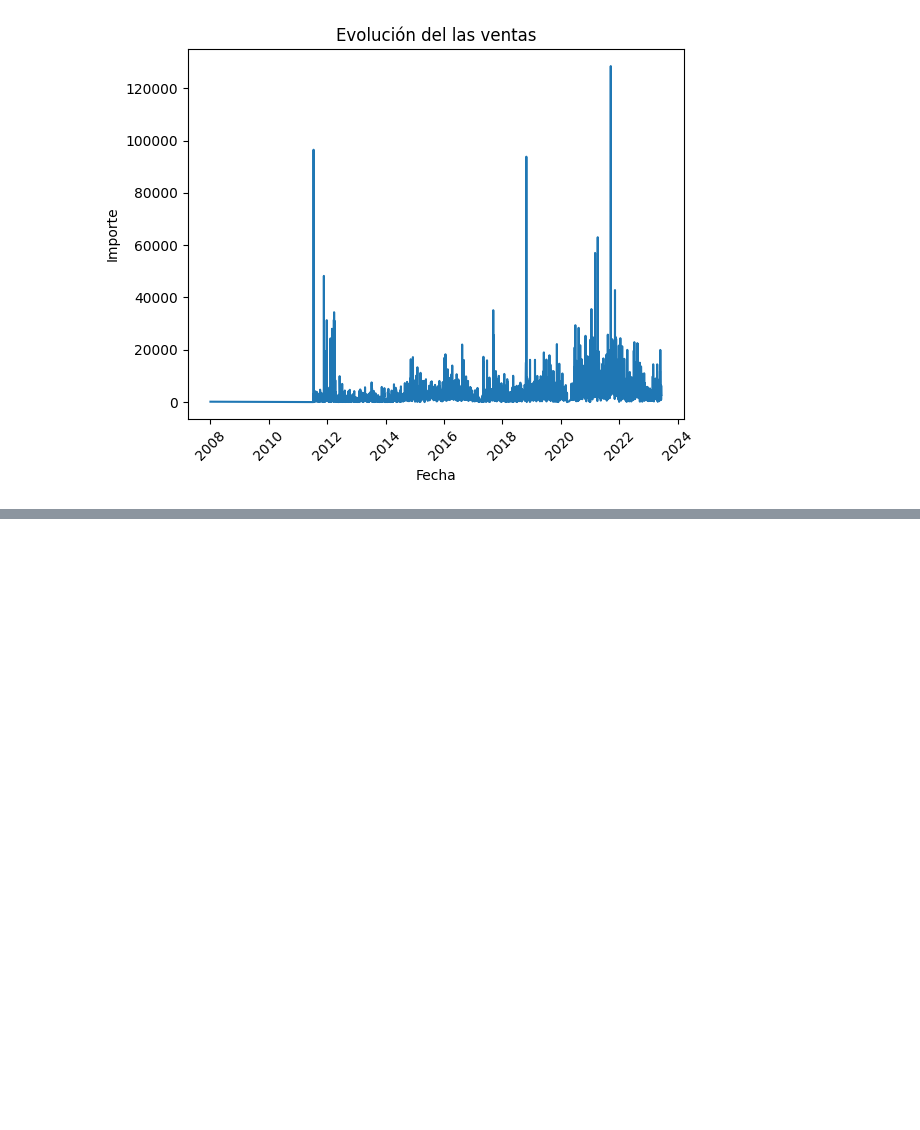
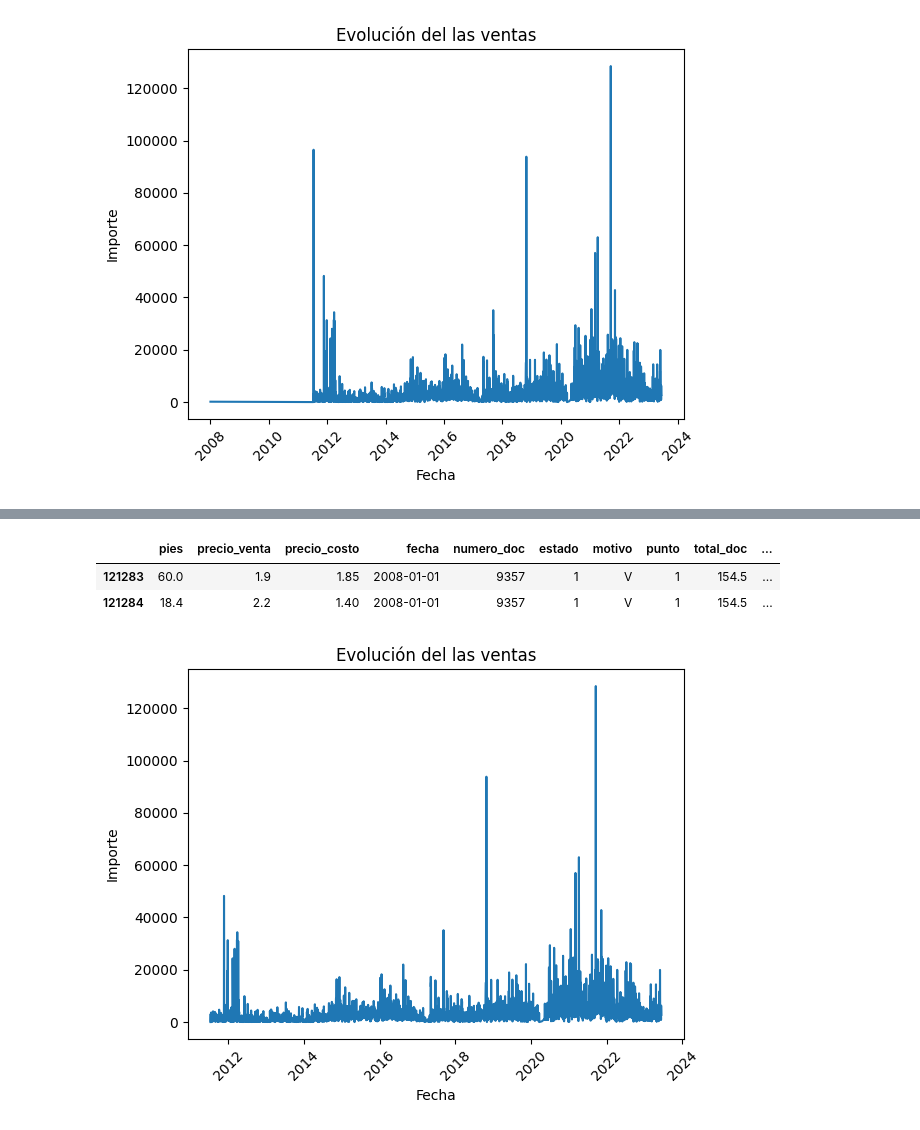
Before and after one commit to davidsosaolea/EDA_aserradero, a Jupyter notebook: Notebook.ipynb, the cells around one changed output, grey strips where cells are left out. Drawn from its saved outputs; the diff is of its cells as text; code cells hidden in the pictures; blank space fills up the shorter version.

```diff
--- a/Notebook.ipynb
+++ b/Notebook.ipynb
@@ -98,0 +109,32 @@ df1 = df1[~df1['numero_doc'].isin(valores_a_eliminar)]
+# %%
+filtro_fecha = df1['fecha'] == '2008-01-01'
+df_filtrado = df1[filtro_fecha]
+df_filtrado
+# %% [output]
+|  | pies | precio_venta | precio_costo | fecha | numero_doc | estado | motivo | punto | total_doc | ... |
+| 121283 | 60.0 | 1.9 | 1.85 | 2008-01-01 | 9357 | 1 | V | 1 | 154.5 | ... |
+| 121284 | 18.4 | 2.2 | 1.40 | 2008-01-01 | 9357 | 1 | V | 1 | 154.5 | ... |
+# %%
+# Los eliminamos porque el registro inicia el 2011, son datos basura
+df1 = df1.drop([121283, 121284]).reset_index(drop=True)
+# %%
+# Calcular el importe por fecha
+df_suma_importe = df1.groupby("fecha")["importe"].sum().reset_index()
+
+# Crear el gráfico de líneas
+fig = px.line(df_suma_importe, x="fecha", y="importe", title="Evolución de la Suma del Importe")
+
+# Guardar el gráfico en un archivo HTML
+ruta_grafico = os.path.join(carpeta, "grafico_importe2.html")
+fig.write_html(ruta_grafico)
+# %%
+# Igual que antes XD
+# Crea el gráfico de líneas
+plt.plot(df_suma_importe['fecha'], df_suma_importe['importe'])
+plt.xlabel('Fecha')
+plt.ylabel('Importe')
+plt.title('Evolución del las ventas')
+plt.xticks(rotation=45)
+plt.show()
+# %% [output]
+[figure, added]
```
Also changed, not shown: parts of 1 cell of this notebook, 1 other file.
